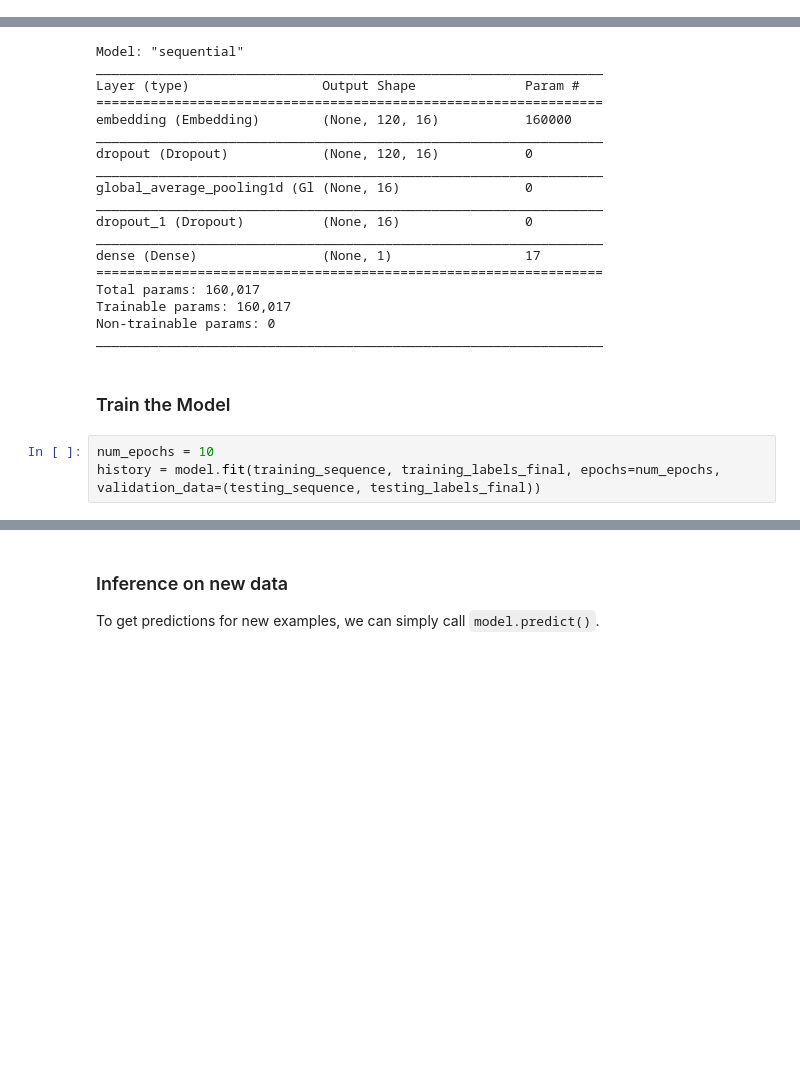
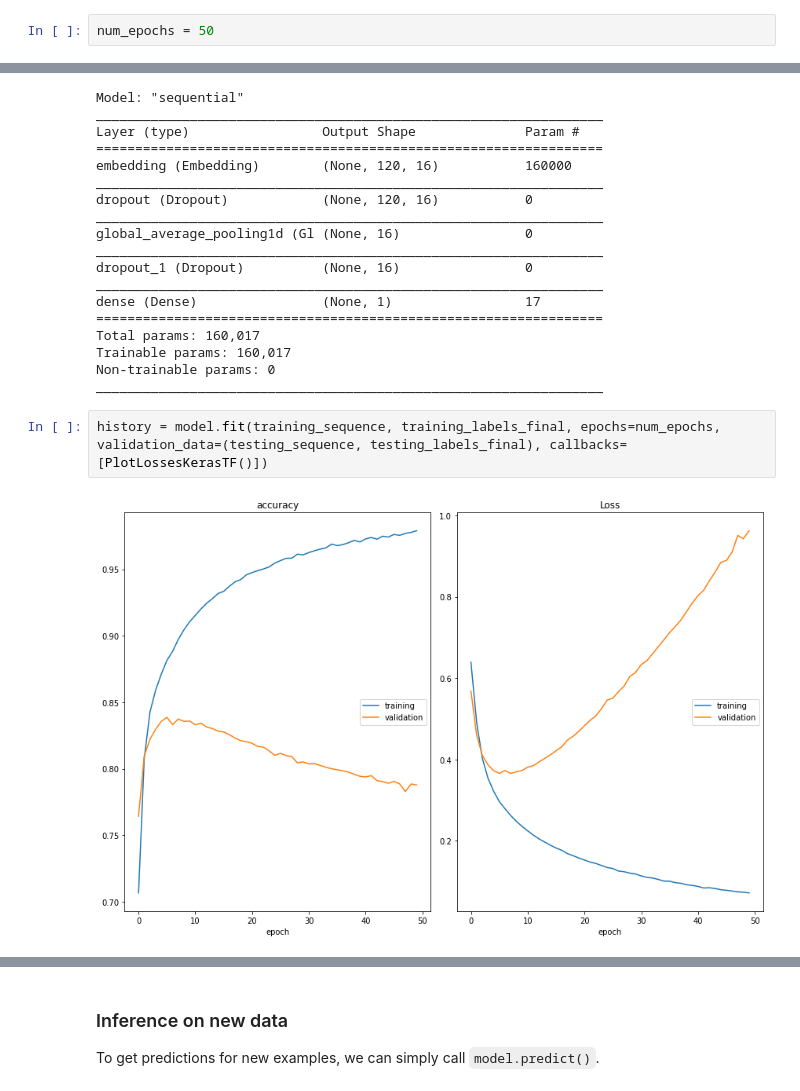
Before and after one commit to tgrv/Sentiment_Analysis_IMDB, a Jupyter notebook: sentiment_analysis_imdb.ipynb, the cells around one changed output, grey strips where cells are left out. Cells and saved outputs as stored; diff of their text form; blank space fills up the shorter version.

```diff
--- a/sentiment_analysis_imdb.ipynb
+++ b/sentiment_analysis_imdb.ipynb
@@ -117,0 +111,2 @@ Since this is a binary classification problem and the model outputs a probabilit
+# %%
+num_epochs = 50
@@ -144,9 +153,7 @@ Total params: 160,017
 Trainable params: 160,017
 Non-trainable params: 0
 _________________________________________________________________
-# %% [markdown]
-### Train the Model
 # %%
-num_epochs = 10
-history = model.fit(training_sequence, training_labels_final, epochs=num_epochs, validation_data=(testing_sequence, testing_labels_final))
+history = model.fit(training_sequence, training_labels_final, epochs=num_epochs, validation_data=(testing_sequence, testing_labels_final), callbacks=[PlotLossesKerasTF()])
 # %% [output]
+[figure, added]
```
Also changed, not shown: parts of 35 cells of this notebook, 6 other files.
